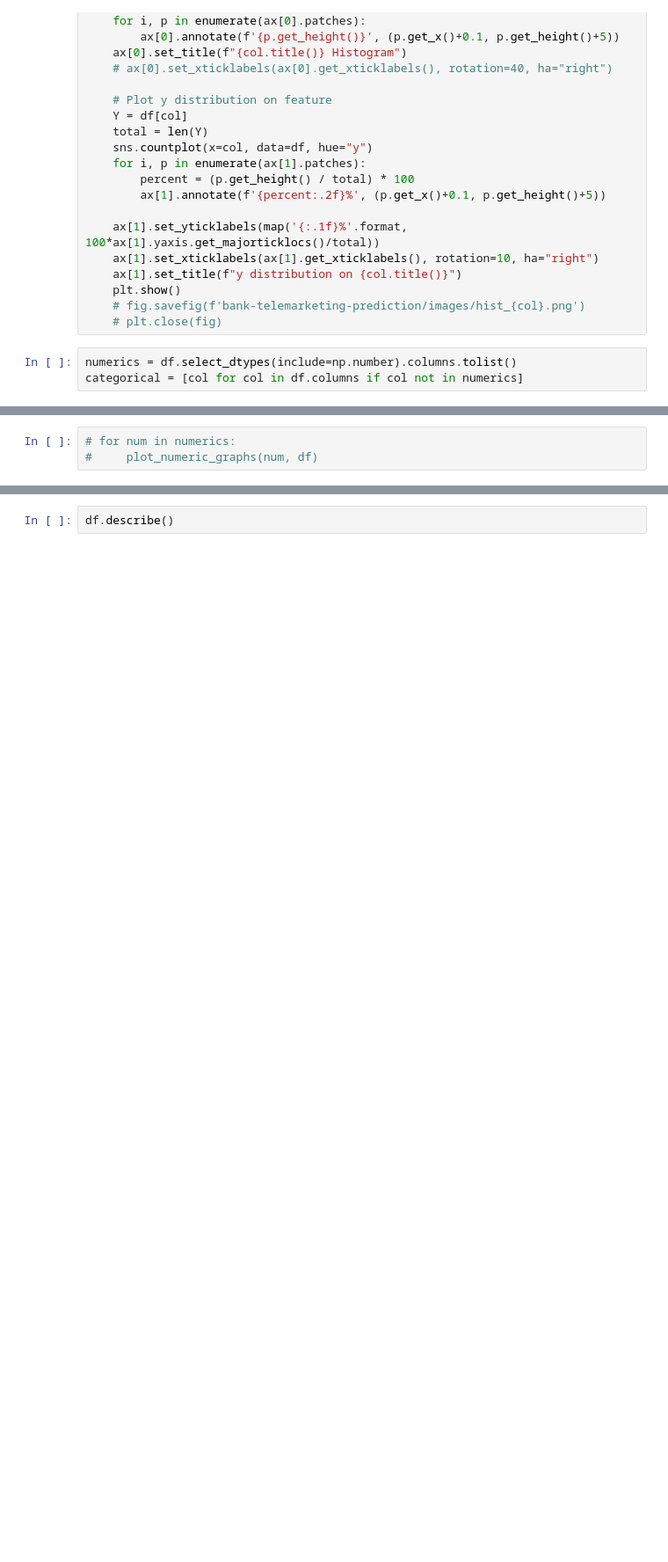
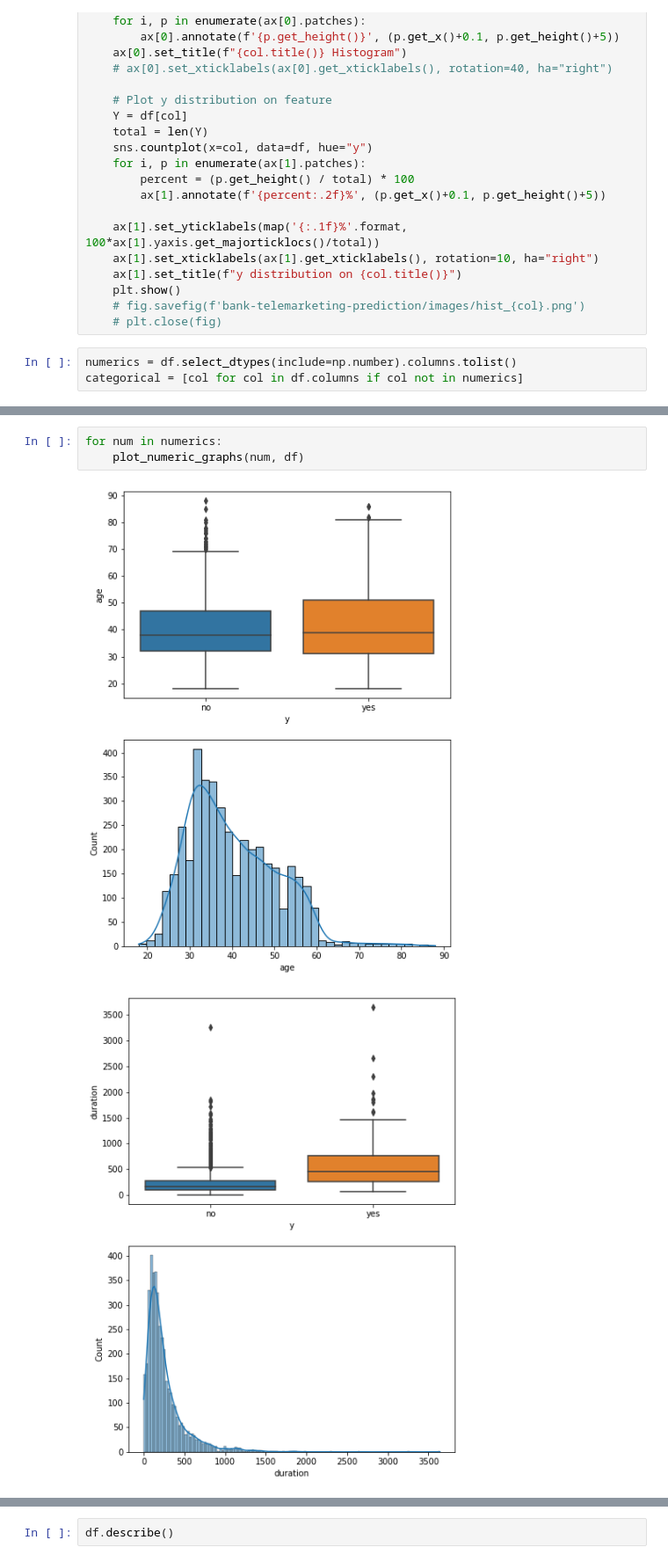
Before and after one commit to thowwafi/bank-telemarketing-analysis, a Jupyter notebook: bank-additional.ipynb, the cells around one changed output, grey strips where cells are left out. Shown: that part at 88% size. Drawn from its saved outputs; the diff is of its cells as text; blank space fills up the shorter version.

```diff
--- a/bank-additional.ipynb
+++ b/bank-additional.ipynb
@@ -115,3 +145,6 @@ def plot_numeric_graphs(col, df):
 # %%
-# for num in numerics:
-#     plot_numeric_graphs(num, df)
+for num in numerics:
+    plot_numeric_graphs(num, df)
+# %% [output]
+[figure, added]
+[figure, added]
```
Also changed, not shown: parts of 37 cells of this notebook, 17 other files.
